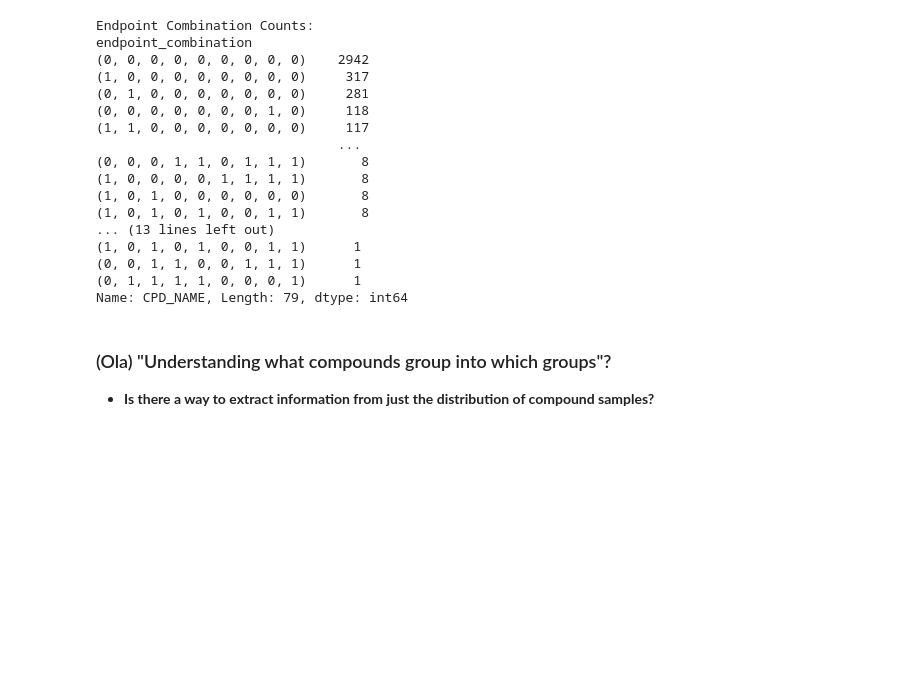
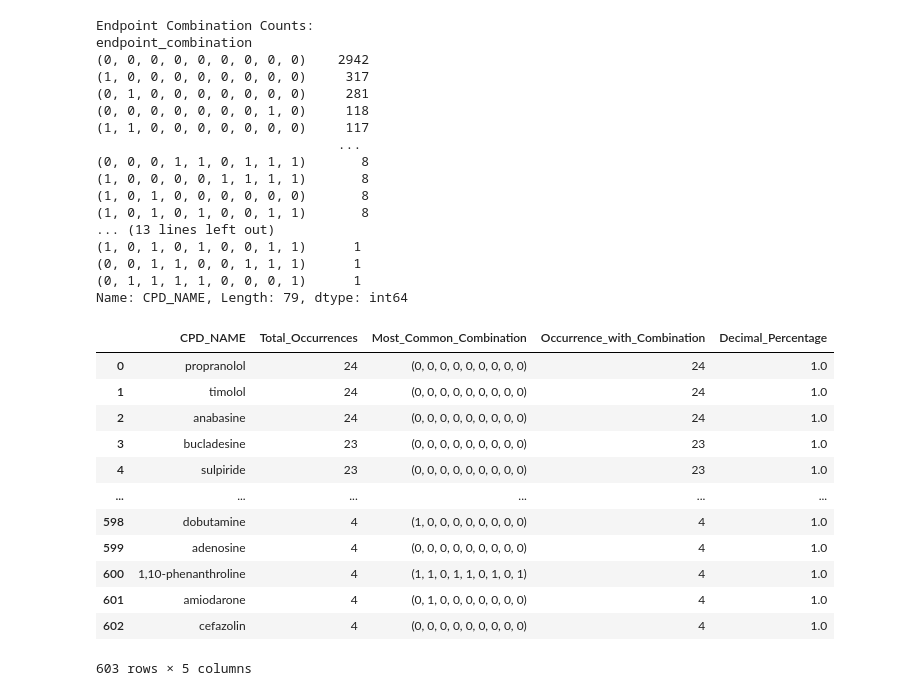
Before and after one commit to emreguler97/project-vermeer, a Jupyter notebook: project_vermeer.ipynb, the cells around one changed output. Saved outputs shown, nothing was run; the diff lists cells and outputs as text; code cells hidden in the pictures; blank space fills up the shorter version.

```diff
--- a/project_vermeer.ipynb
+++ b/project_vermeer.ipynb
@@ -359,4 +300,10 @@ ola_biomorph.head()
 # %%
+# read the xlsx file
+biomorph = pd.read_excel("../Data/olaBiomorph/603_compounds_metadata.xlsx")
+
+# view a snippet of the original dataset
+# biomorph.head()
+
 # choose the important columns
 biomorph_columns = ['Metadata_Plate',
                     'Metadata_Well',
@@ -377,12 +324,16 @@ endpoint_columns = ['apoptosis up', 'cytotoxicity BLA', 'cytotoxicity SRB', 'ER
                     'oxidative stress up', 'proliferation decrease']
 
 # remove the unnecessary columns
-biomorph = ola_biomorph.loc[:, biomorph_columns]
+biomorph = biomorph.loc[:, biomorph_columns]
 
 # improve the column names
 biomorph.rename(columns={'Metadata_Plate': 'PlateID'}, inplace=True)
 biomorph.rename(columns={'Metadata_Well': 'WellID'}, inplace=True)
 
+# quick inspection
+print(biomorph.shape)
+print(biomorph.info())
+
 # print the snippet of the cleaned dataset
 biomorph.head(10)
 # %% [output]
@@ -790,7 +787,3 @@ endpoint_combination
 (0, 0, 1, 1, 0, 0, 1, 1, 1)      1
 (0, 1, 1, 1, 1, 0, 0, 0, 1)      1
 Name: CPD_NAME, Length: 79, dtype: int64
-# %% [markdown]
-### (Ola) "Understanding what compounds group into which groups"?
-
-- **Is there a way to extract information from just the distribution of compound samples?**
@@ -796,0 +795,36 @@ Name: CPD_NAME, Length: 79, dtype: int64
+# %%
+# calculate total occurrences of each compound
+compound_counts = biomorph['CPD_NAME'].value_counts().reset_index()
+compound_counts.columns = ['CPD_NAME', 'Total_Occurrences']
+
+# find the most frequent endpoint combination for each compound
+most_common_combinations = biomorph.groupby(['CPD_NAME', 'endpoint_combination']).size().reset_index(name='Count')
+most_common_combinations = most_common_combinations.sort_values(['CPD_NAME', 'Count'], ascending=[True, False])
+
+# get the top combination for each compound
+most_common_combinations = most_common_combinations.drop_duplicates(subset='CPD_NAME', keep='first')
+
+# merge with total occurrences and calculate decimal percentage
+compound_summary = pd.merge(compound_counts, most_common_combinations, on='CPD_NAME')
+compound_summary['Decimal_Percentage'] = compound_summary['Count'] / compound_summary['Total_Occurrences']
+
+# rename columns for clarity
+compound_summary.columns = ['CPD_NAME', 'Total_Occurrences', 'Most_Common_Combination', 'Occurrence_with_Combination', 'Decimal_Percentage']
+
+# sort by total occurrences in descending order
+compound_summary = compound_summary.sort_values(by='Total_Occurrences', ascending=False).reset_index(drop=True)
+compound_summary
+# %% [output]
+|  | CPD_NAME | Total_Occurrences | Most_Common_Combination | Occurrence_with_Combination | Decimal_Percentage |
+| 0 | propranolol | 24 | (0, 0, 0, 0, 0, 0, 0, 0, 0) | 24 | 1.0 |
+| 1 | timolol | 24 | (0, 0, 0, 0, 0, 0, 0, 0, 0) | 24 | 1.0 |
+| 2 | anabasine | 24 | (0, 0, 0, 0, 0, 0, 0, 0, 0) | 24 | 1.0 |
+| 3 | bucladesine | 23 | (0, 0, 0, 0, 0, 0, 0, 0, 0) | 23 | 1.0 |
+| 4 | sulpiride | 23 | (0, 0, 0, 0, 0, 0, 0, 0, 0) | 23 | 1.0 |
+| ... | ... | ... | ... | ... | ... |
+| 598 | dobutamine | 4 | (1, 0, 0, 0, 0, 0, 0, 0, 0) | 4 | 1.0 |
+| 599 | adenosine | 4 | (0, 0, 0, 0, 0, 0, 0, 0, 0) | 4 | 1.0 |
+| 600 | 1,10-phenanthroline | 4 | (1, 1, 0, 1, 1, 0, 1, 0, 1) | 4 | 1.0 |
+| 601 | amiodarone | 4 | (0, 1, 0, 0, 0, 0, 0, 0, 0) | 4 | 1.0 |
+| 602 | cefazolin | 4 | (0, 0, 0, 0, 0, 0, 0, 0, 0) | 4 | 1.0 |
+603 rows × 5 columns
```
Also changed, not shown: parts of 68 cells of this notebook.
